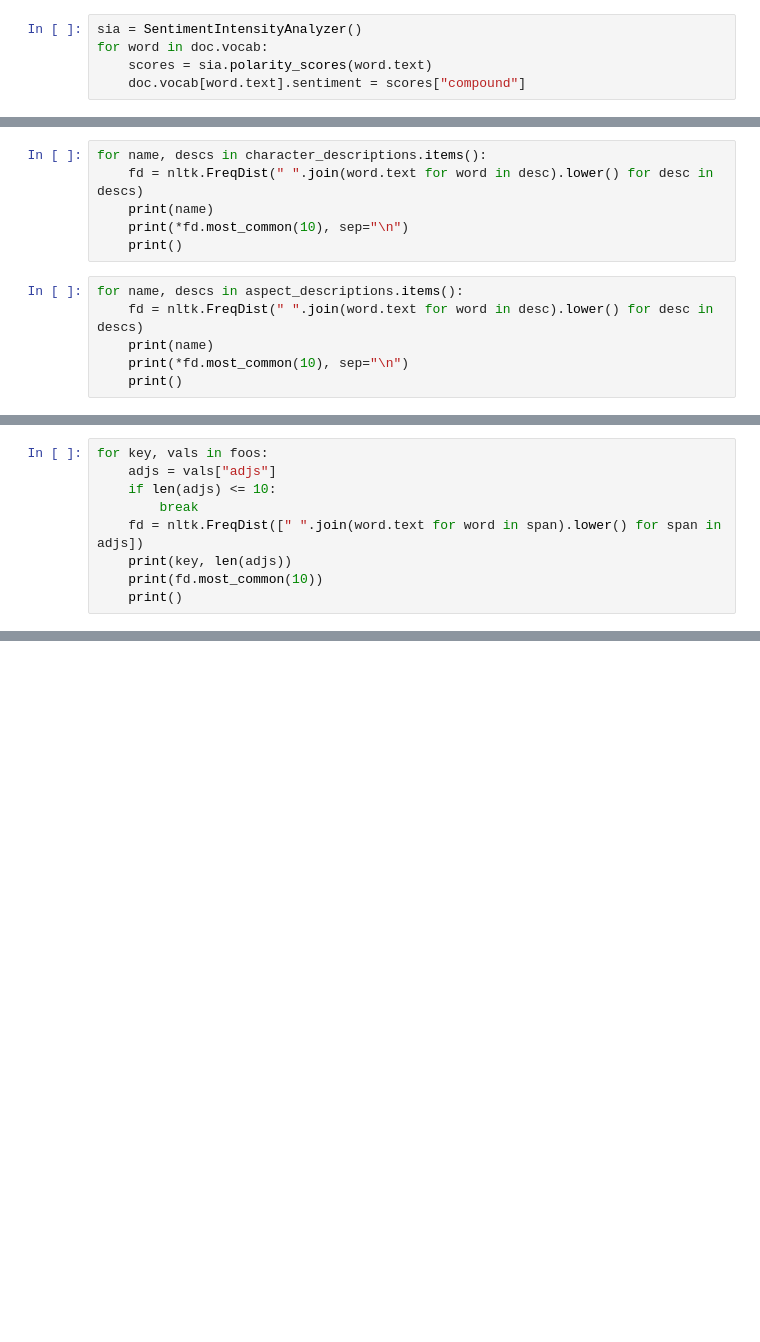
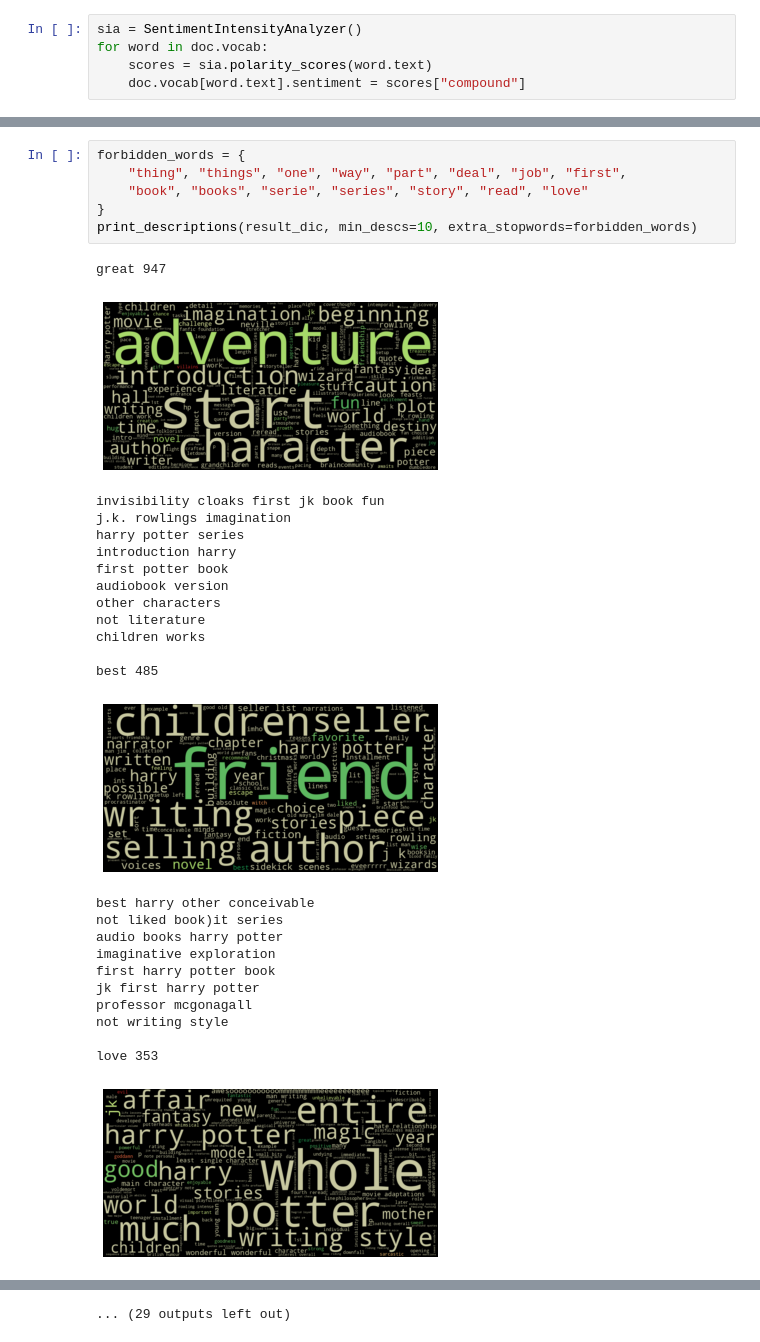
Before and after one commit to GiraffeReversed/sumreads, a Jupyter notebook: sentimental_words.ipynb, the cells around one changed output, grey strips where cells are left out. Drawn from its saved outputs; the diff is of its cells as text; blank space fills up the shorter version.

```diff
--- a/sentimental_words.ipynb
+++ b/sentimental_words.ipynb
@@ -461,13 +475 @@ Hogwarts 41
 ... (19 outputs left out)
-# %%
-for name, descs in character_descriptions.items():
-    fd = nltk.FreqDist(" ".join(word.text for word in desc).lower() for desc in descs)
-    print(name)
-    print(*fd.most_common(10), sep="\n")
-    print()
-# %%
-for name, descs in aspect_descriptions.items():
-    fd = nltk.FreqDist(" ".join(word.text for word in desc).lower() for desc in descs)
-    print(name)
-    print(*fd.most_common(10), sep="\n")
-    print()
@@ -753,9 +475,0 @@ thing 81
-# %%
-for key, vals in foos:
-    adjs = vals["adjs"]
-    if len(adjs) <= 10:
-        break
-    fd = nltk.FreqDist([" ".join(word.text for word in span).lower() for span in adjs])
-    print(key, len(adjs))
-    print(fd.most_common(10))
-    print()
@@ -779,0 +573,32 @@ idea 11
+# %%
+forbidden_words = {
+    "thing", "things", "one", "way", "part", "deal", "job", "first",
+    "book", "books", "serie", "series", "story", "read", "love"
+}
+print_descriptions(result_dic, min_descs=10, extra_stopwords=forbidden_words)
+# %% [output]
+great 947
+[figure, added]
+invisibility cloaks first jk book fun
+j.k. rowlings imagination
+harry potter series
+introduction harry
+first potter book
+audiobook version
+other characters
+not literature
+children works
+
+best 485
+[figure, added]
+best harry other conceivable
+not liked book)it series
+audio books harry potter
+imaginative exploration
+first harry potter book
+jk first harry potter
+professor mcgonagall
+not writing style
+
+love 353
+[figure, added]
@@ -779,0 +635 @@ idea 11
+... (29 outputs left out)
```
Also changed, not shown: parts of 32 cells of this notebook.
